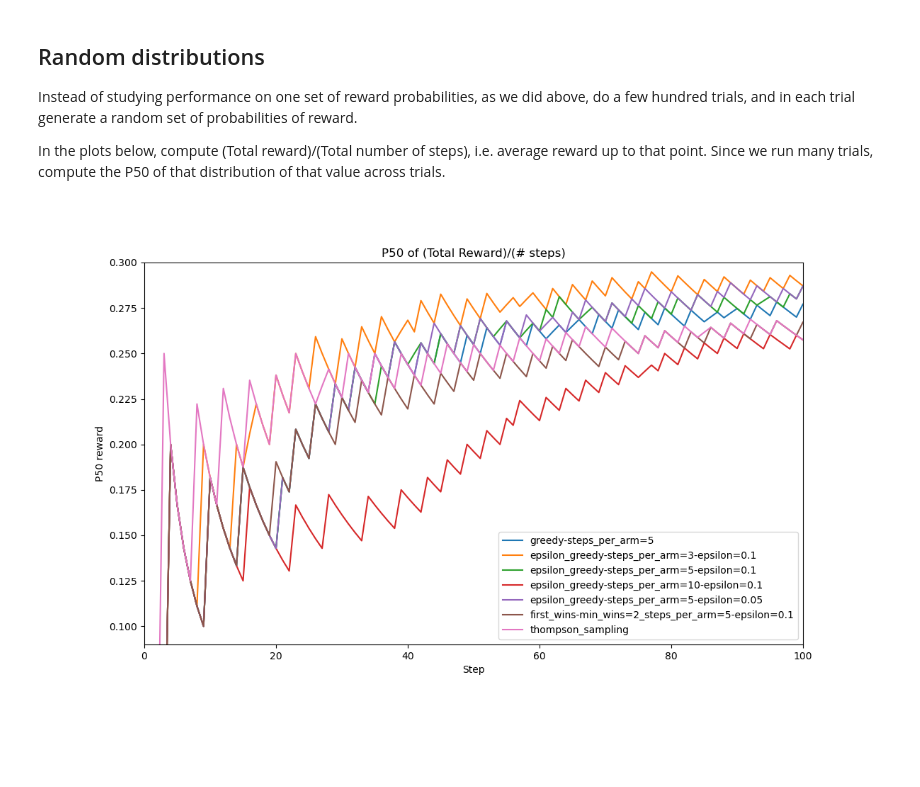
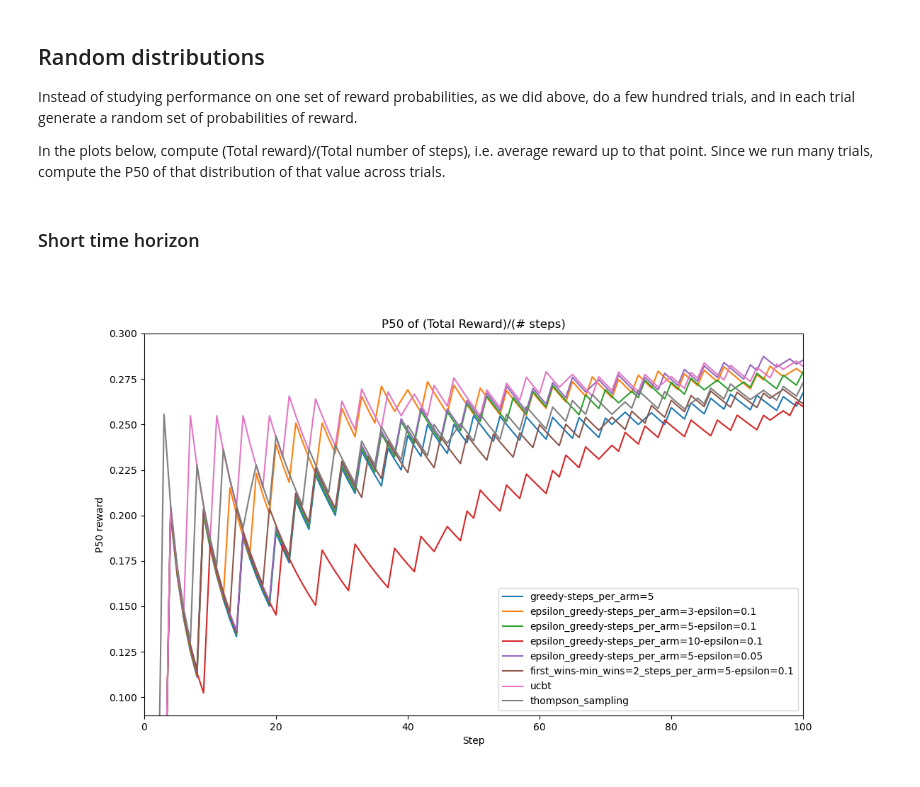
Before and after one commit to mgalbright/multiarm-bandits-short-time-horizons, a Jupyter notebook: bandits.ipynb, the cells around one changed output. Drawn from its saved outputs; the diff is of its cells as text; code cells hidden in the pictures; blank space fills up the shorter version.

```diff
--- a/bandits.ipynb
+++ b/bandits.ipynb
@@ -239,7 +266,7 @@ NUMBER_SEARCH_STEPS_TOTAL = 100
 # NUMBER_SEARCH_STEPS_TOTAL = 1000
 # NUMBER_SEARCH_STEPS_TOTAL = 1250
 
-MIN_NUM_SUCCESSES_TO_END_SEARCH = 3
+MIN_NUM_SUCCESSES_TO_END_SEARCH = 2
 
 # PROBS = [.1, .1, .1, .1, .3]
 PROBS = [.1, .2, .1, .01, .4]
@@ -257,8 +284,10 @@ ag_eg = EpsilonGreedyAgent(b, NUMBER_SEARCH_STEPS_PER_ARM, EPSILON, name=f"epsil
 
 ag_firstwins = FirstWSuccessesAgent(b, NUMBER_SEARCH_STEPS_PER_ARM, EPSILON, MIN_NUM_SUCCESSES_TO_END_SEARCH, name=f"first_wins-min_wins={MIN_NUM_SUCCESSES_TO_END_SEARCH}_steps_per_arm={NUMBER_SEARCH_STEPS_PER_ARM}-epsilon={EPSILON}" )
 
+ag_ucbt = UCB1Tuned(b, name="ucbt")
+
 ag_t = ThompsonSamplingAgent(b, name="thompson_sampling")
-agents = [ag_g, ag_eg, ag_firstwins, ag_t]
+agents = [ag_g, ag_eg, ag_firstwins, ag_ucbt, ag_t]
 num_agents = len(agents)
 
 rewards_all_trials = np.zeros((NUM_TRIALS, num_agents))
@@ -334,8 +361,8 @@ In the plots below,  compute (Total reward)/(Total number of steps), i.e. averag
 NUMBER_ARMS = 5
 
 NUM_TRIALS = 500
-NUMBER_SEARCH_STEPS_TOTAL = 1000   #max number of total steps in each trial
-NUMBER_AGENTS = 7
+NUMBER_SEARCH_STEPS_TOTAL = 1500   #max number of total steps in each trial
+NUMBER_AGENTS = 8
 
 MIN_NUM_SUCCESSES_TO_END_SEARCH = 2
 # %%
@@ -360,9 +387,11 @@ for trial in range(NUM_TRIALS):
 
   ag_firstwins = FirstWSuccessesAgent(b, NUMBER_SEARCH_STEPS_PER_ARM, EPSILON, MIN_NUM_SUCCESSES_TO_END_SEARCH, name=f"first_wins-min_wins={MIN_NUM_SUCCESSES_TO_END_SEARCH}_steps_per_arm={NUMBER_SEARCH_STEPS_PER_ARM}-epsilon={EPSILON}" )
 
+  ag_ucbt = UCB1Tuned(b, name="ucbt")
+
   ag_t = ThompsonSamplingAgent(b, name="thompson_sampling")
 
-  agents = [ag_g, ag_eg1, ag_eg2, ag_eg3, ag_eg4, ag_firstwins, ag_t]
+  agents = [ag_g, ag_eg1, ag_eg2, ag_eg3, ag_eg4, ag_firstwins, ag_ucbt, ag_t]
   num_agents = len(agents)
   assert num_agents == NUMBER_AGENTS
 
@@ -383,20 +412,24 @@ for trial in range(NUM_TRIALS):
 P50_rewards = np.quantile(avg_reward_all_trials_all_steps_all_agents, .5, 0)
 P25_rewards = np.quantile(avg_reward_all_trials_all_steps_all_agents, .25, 0)
 P75_rewards = np.quantile(avg_reward_all_trials_all_steps_all_agents, .75, 0)
+# %% [markdown]
+### Short time horizon
 # %%
 plt.figure(figsize=(12,7))
 for agent_idx, agent in enumerate(agents):
 
-  plt.plot(np.arange(0,NUMBER_SEARCH_STEPS_TOTAL, 1), P50_rewards[:, agent_idx], label=agent.name,)
+  tiny_shift = agent_idx*0.0008 #small shift so lines don't overlap
+
+  plt.plot(np.arange(0,NUMBER_SEARCH_STEPS_TOTAL, 1), P50_rewards[:, agent_idx] + tiny_shift, label=agent.name,)
 
 plt.legend()
 plt.title("P50 of (Total Reward)/(# steps)")
 plt.xlabel("Step")
 plt.ylabel("P50 reward")
 plt.xlim(0, 100)
 plt.ylim(0.09,.30)
 plt.show()
 # %% [output]
-[figure, old version]
+[figure, new version]
 # %% [markdown]
 ### Results for short time horizon
```
Also changed, not shown: parts of 12 cells of this notebook.
